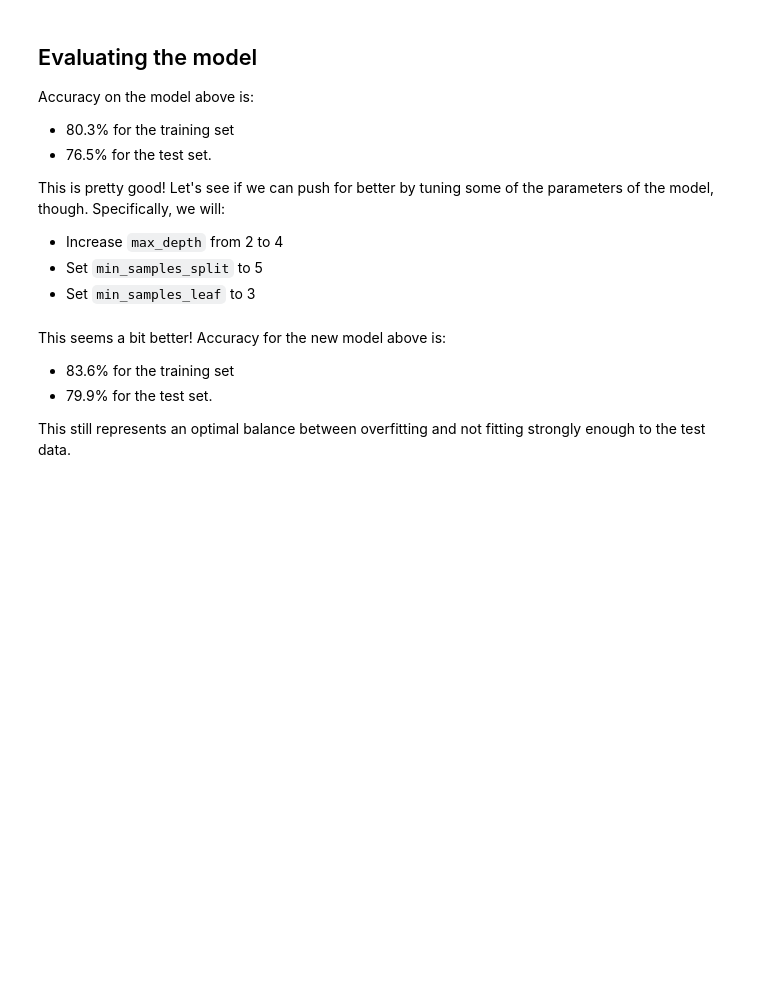
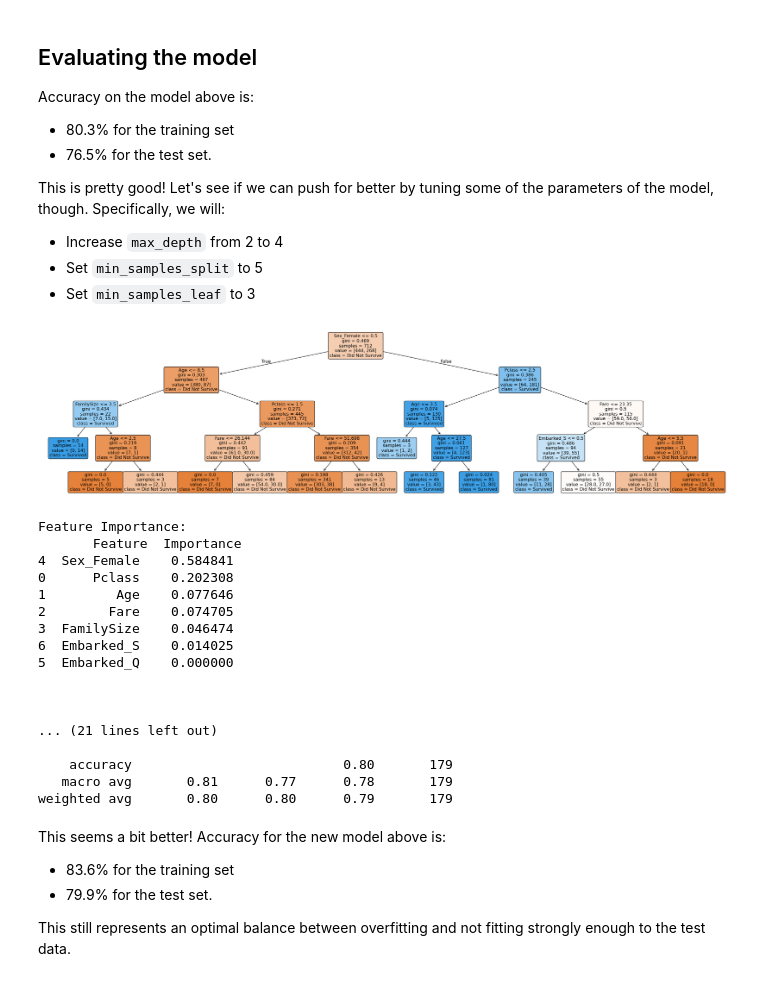
Before and after one commit to AbbyHoyt/KWK-Goldman-Sachs-ML-Titanic-Survival-Data-Decision-Trees-Random-Forests-and-K-Nearest-Neighbors, a Jupyter notebook: Abby_Hoyt_Titanic_Survival_Data_Decision_Trees,_Random_Forests,_and_K_Nearest_Neighbors.ipynb, the cells around one changed output. Drawn from its saved outputs; the diff is of its cells as text; code cells hidden in the pictures; blank space fills up the shorter version.

Commit message:
Evaluated and improved accuracy of decision tree model.

```diff
--- a/Abby_Hoyt_Titanic_Survival_Data_Decision_Trees,_Random_Forests,_and_K_Nearest_Neighbors.ipynb
+++ b/Abby_Hoyt_Titanic_Survival_Data_Decision_Trees,_Random_Forests,_and_K_Nearest_Neighbors.ipynb
@@ -250,39 +250,66 @@ This is pretty good! Let's see if we can push for better by tuning some of the p
 
 # Step three: Train the decision tree (this is where we change parameters)
 # TODO: step 3 as described.
+model = DecisionTreeClassifier(
+    criterion = "gini",
+    max_depth = 4,
+    min_samples_split = 5,
+    min_samples_leaf = 3,
+    random_state = 42
+)
+model.fit(X_train, y_train)
 
 # Step five: Visualize the tree
 plt.figure(figsize=(32, 8))
 plot_tree(
     model,
     feature_names=X.columns,
     class_names=["Did Not Survive", "Survived"],
     filled=True,
     rounded=True
 )
 plt.show()
 
 # Step six: List Ffature importance
 feature_importance = pd.DataFrame({
     "Feature": X.columns,
     "Importance": model.feature_importances_
 }).sort_values(by="Importance", ascending=False)
 
 print("\nFeature Importance:\n", feature_importance)
 
 print("\n\n")
 
 # Step seven: Evaluate on the training set
 print("ACCURACY FOR THE TRAINING SET")
 y_pred_train = model.predict(X_train)
 print("Accuracy:", accuracy_score(y_train, y_pred_train))
 print("\nClassification Report:\n", classification_report(y_train, y_pred_train))
 
 # Step seven: Evaluate on the test set
 print("ACCURACY FOR THE TEST SET")
 y_pred_test = model.predict(X_test)
 print("Accuracy:", accuracy_score(y_test, y_pred_test))
 print("\nClassification Report:\n", classification_report(y_test, y_pred_test))
+# %% [output]
+[figure, added]
+Feature Importance:
+       Feature  Importance
+4  Sex_Female    0.584841
+0      Pclass    0.202308
+1         Age    0.077646
+2        Fare    0.074705
+3  FamilySize    0.046474
+6  Embarked_S    0.014025
+5  Embarked_Q    0.000000
+
+
+
+... (21 lines left out)
+
+    accuracy                           0.80       179
+   macro avg       0.81      0.77      0.78       179
+weighted avg       0.80      0.80      0.79       179
 # %% [markdown]
 This seems a bit better! Accuracy for the new model above is:
 *    83.6% for the training set
```
